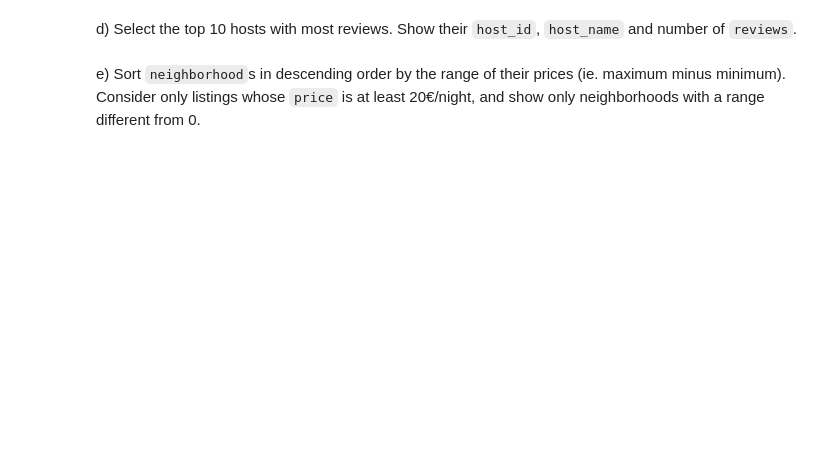
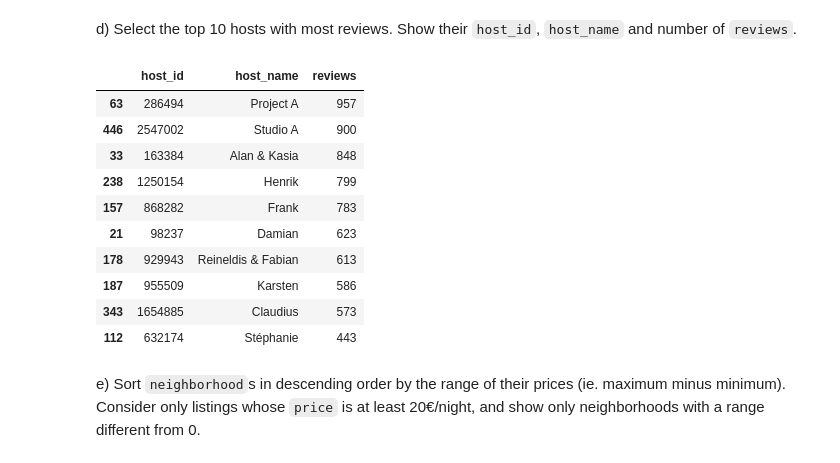
Before and after one commit to Gogonemnem/tu-delft-assignments, a Jupyter notebook: assignment2/data.exercises_b.ipynb, the cells around one changed output. Cells and saved outputs as stored; diff of their text form; code cells hidden in the pictures; blank space fills up the shorter version.

```diff
--- a/assignment2/data.exercises_b.ipynb
+++ b/assignment2/data.exercises_b.ipynb
@@ -24,4 +83,22 @@ c) What reviewers have reviewed the same listing more than three times?
 # %% [markdown]
 d) Select the top 10 hosts with most reviews. Show their `host_id`, `host_name` and number of `reviews`.
+# %%
+pd.merge(listings, reviews, how = 'inner', left_on = 'id', right_on = 'listing_id') \
+    .groupby(['host_id', 'host_name'], as_index=False) \
+    .aggregate(reviews = ('id_y', 'count')) \
+    .sort_values('reviews', ascending=False) \
+    .head(10)
+# %% [output]
+|  | host_id | host_name | reviews |
+| 63 | 286494 | Project A | 957 |
+| 446 | 2547002 | Studio A | 900 |
+| 33 | 163384 | Alan & Kasia | 848 |
+| 238 | 1250154 | Henrik | 799 |
+| 157 | 868282 | Frank | 783 |
+| 21 | 98237 | Damian | 623 |
+| 178 | 929943 | Reineldis & Fabian | 613 |
+| 187 | 955509 | Karsten | 586 |
+| 343 | 1654885 | Claudius | 573 |
+| 112 | 632174 | Stéphanie | 443 |
 # %% [markdown]
 e) Sort `neighborhood`s in descending order by the range of their prices (ie. maximum minus minimum). Consider only listings whose `price` is at least 20€/night, and show only neighborhoods with a range different from 0.
```
Also changed, not shown: parts of 9 cells of this notebook, 1 other file.
